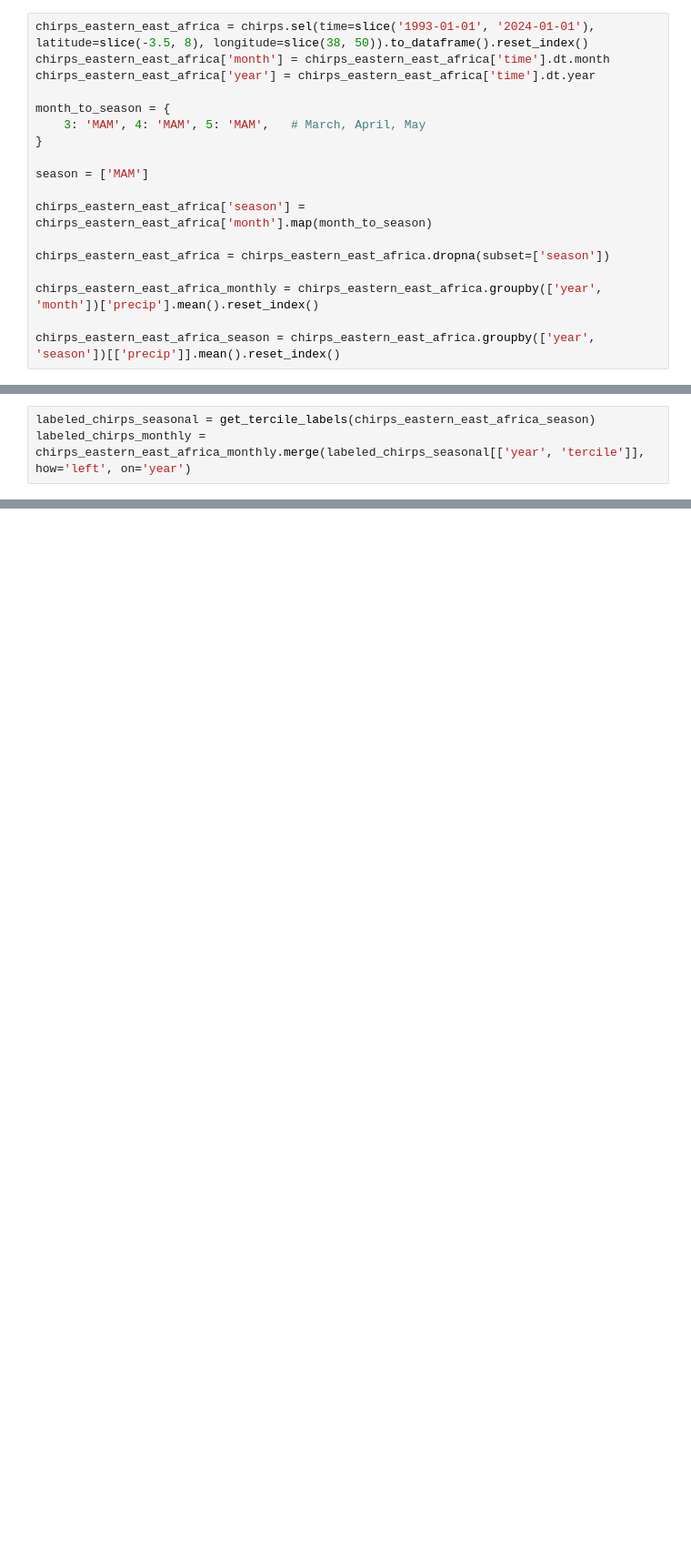
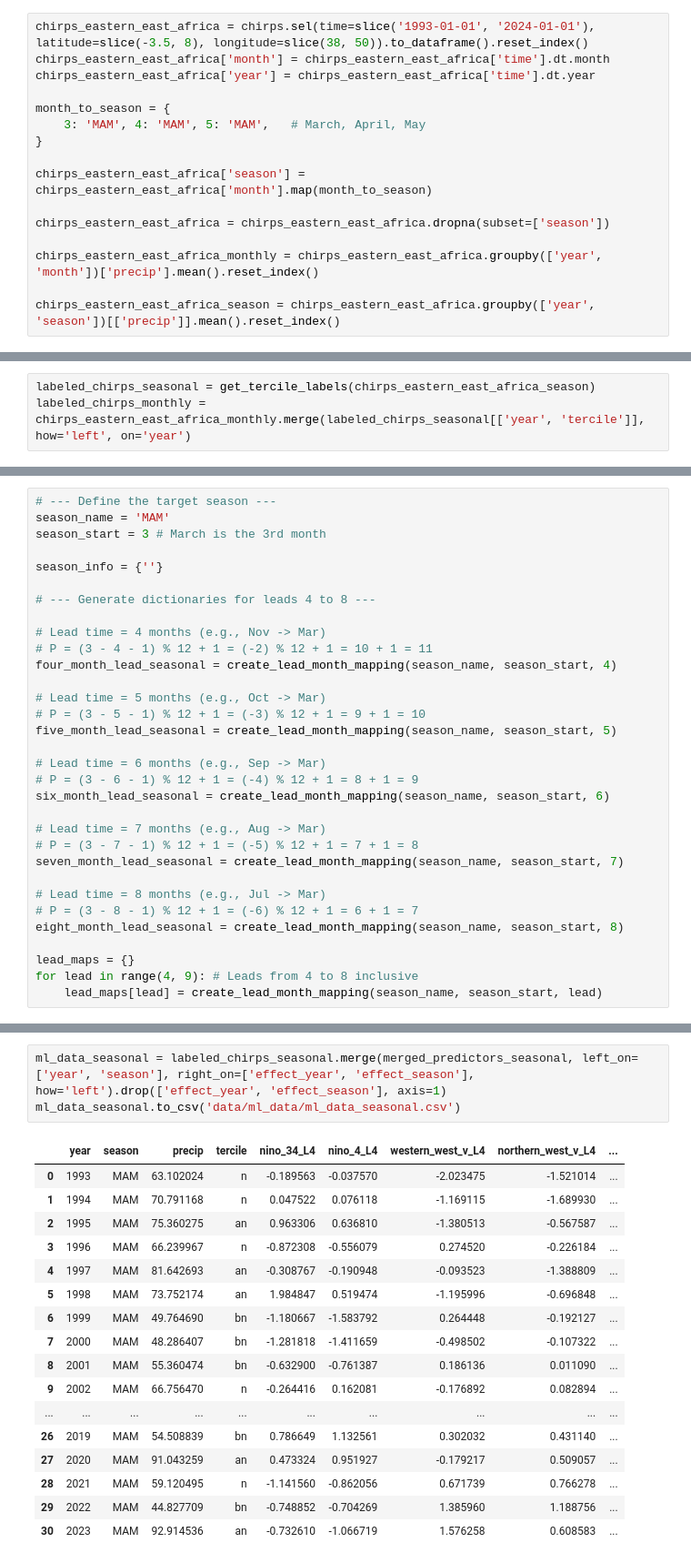
Before and after one commit to yatli24/CHC, a Jupyter notebook: Jupyter notebooks/ml_long_lead_data.ipynb, the cells around one changed output, grey strips where cells are left out. Shown at 91% size. Saved outputs shown, nothing was run; the diff lists cells and outputs as text; blank space fills up the shorter version.

```diff
--- a/Jupyter notebooks/ml_long_lead_data.ipynb
+++ b/Jupyter notebooks/ml_long_lead_data.ipynb
@@ -37,8 +37,6 @@ month_to_season = {
     3: 'MAM', 4: 'MAM', 5: 'MAM',   # March, April, May
 }
 
-season = ['MAM']
-
 chirps_eastern_east_africa['season'] = chirps_eastern_east_africa['month'].map(month_to_season)
 
 chirps_eastern_east_africa = chirps_eastern_east_africa.dropna(subset=['season'])
@@ -99,0 +126,32 @@ ml_data_seasonal = labeled_chirps_seasonal.merge(predictors_with_lead.drop(['yea
+# %%
+# --- Define the target season ---
+season_name = 'MAM'
+season_start = 3 # March is the 3rd month
+
+season_info = {''}
+
+# --- Generate dictionaries for leads 4 to 8 ---
+
+# Lead time = 4 months (e.g., Nov -> Mar)
+# P = (3 - 4 - 1) % 12 + 1 = (-2) % 12 + 1 = 10 + 1 = 11
+four_month_lead_seasonal = create_lead_month_mapping(season_name, season_start, 4)
+
+# Lead time = 5 months (e.g., Oct -> Mar)
+# P = (3 - 5 - 1) % 12 + 1 = (-3) % 12 + 1 = 9 + 1 = 10
+five_month_lead_seasonal = create_lead_month_mapping(season_name, season_start, 5)
+
+# Lead time = 6 months (e.g., Sep -> Mar)
+# P = (3 - 6 - 1) % 12 + 1 = (-4) % 12 + 1 = 8 + 1 = 9
+six_month_lead_seasonal = create_lead_month_mapping(season_name, season_start, 6)
+
+# Lead time = 7 months (e.g., Aug -> Mar)
+# P = (3 - 7 - 1) % 12 + 1 = (-5) % 12 + 1 = 7 + 1 = 8
+seven_month_lead_seasonal = create_lead_month_mapping(season_name, season_start, 7)
+
+# Lead time = 8 months (e.g., Jul -> Mar)
+# P = (3 - 8 - 1) % 12 + 1 = (-6) % 12 + 1 = 6 + 1 = 7
+eight_month_lead_seasonal = create_lead_month_mapping(season_name, season_start, 8)
+
+lead_maps = {}
+for lead in range(4, 9): # Leads from 4 to 8 inclusive
+    lead_maps[lead] = create_lead_month_mapping(season_name, season_start, lead)
@@ -99,0 +303,21 @@ ml_data_seasonal = labeled_chirps_seasonal.merge(predictors_with_lead.drop(['yea
+# %%
+ml_data_seasonal = labeled_chirps_seasonal.merge(merged_predictors_seasonal, left_on=['year', 'season'], right_on=['effect_year', 'effect_season'], how='left').drop(['effect_year', 'effect_season'], axis=1)
+ml_data_seasonal.to_csv('data/ml_data/ml_data_seasonal.csv')
+# %% [output]
+|  | year | season | precip | tercile | nino_34_L4 | nino_4_L4 | western_west_v_L4 | northern_west_v_L4 | ... |
+| 0 | 1993 | MAM | 63.102024 | n | -0.189563 | -0.037570 | -2.023475 | -1.521014 | ... |
+| 1 | 1994 | MAM | 70.791168 | n | 0.047522 | 0.076118 | -1.169115 | -1.689930 | ... |
+| 2 | 1995 | MAM | 75.360275 | an | 0.963306 | 0.636810 | -1.380513 | -0.567587 | ... |
+| 3 | 1996 | MAM | 66.239967 | n | -0.872308 | -0.556079 | 0.274520 | -0.226184 | ... |
+| 4 | 1997 | MAM | 81.642693 | an | -0.308767 | -0.190948 | -0.093523 | -1.388809 | ... |
+| 5 | 1998 | MAM | 73.752174 | an | 1.984847 | 0.519474 | -1.195996 | -0.696848 | ... |
+| 6 | 1999 | MAM | 49.764690 | bn | -1.180667 | -1.583792 | 0.264448 | -0.192127 | ... |
+| 7 | 2000 | MAM | 48.286407 | bn | -1.281818 | -1.411659 | -0.498502 | -0.107322 | ... |
+| 8 | 2001 | MAM | 55.360474 | bn | -0.632900 | -0.761387 | 0.186136 | 0.011090 | ... |
+| 9 | 2002 | MAM | 66.756470 | n | -0.264416 | 0.162081 | -0.176892 | 0.082894 | ... |
+| ... | ... | ... | ... | ... | ... | ... | ... | ... | ... |
+| 26 | 2019 | MAM | 54.508839 | bn | 0.786649 | 1.132561 | 0.302032 | 0.431140 | ... |
+| 27 | 2020 | MAM | 91.043259 | an | 0.473324 | 0.951927 | -0.179217 | 0.509057 | ... |
+| 28 | 2021 | MAM | 59.120495 | n | -1.141560 | -0.862056 | 0.671739 | 0.766278 | ... |
+| 29 | 2022 | MAM | 44.827709 | bn | -0.748852 | -0.704269 | 1.385960 | 1.188756 | ... |
+| 30 | 2023 | MAM | 92.914536 | an | -0.732610 | -1.066719 | 1.576258 | 0.608583 | ... |
```
Also changed, not shown: parts of 8 cells of this notebook.
